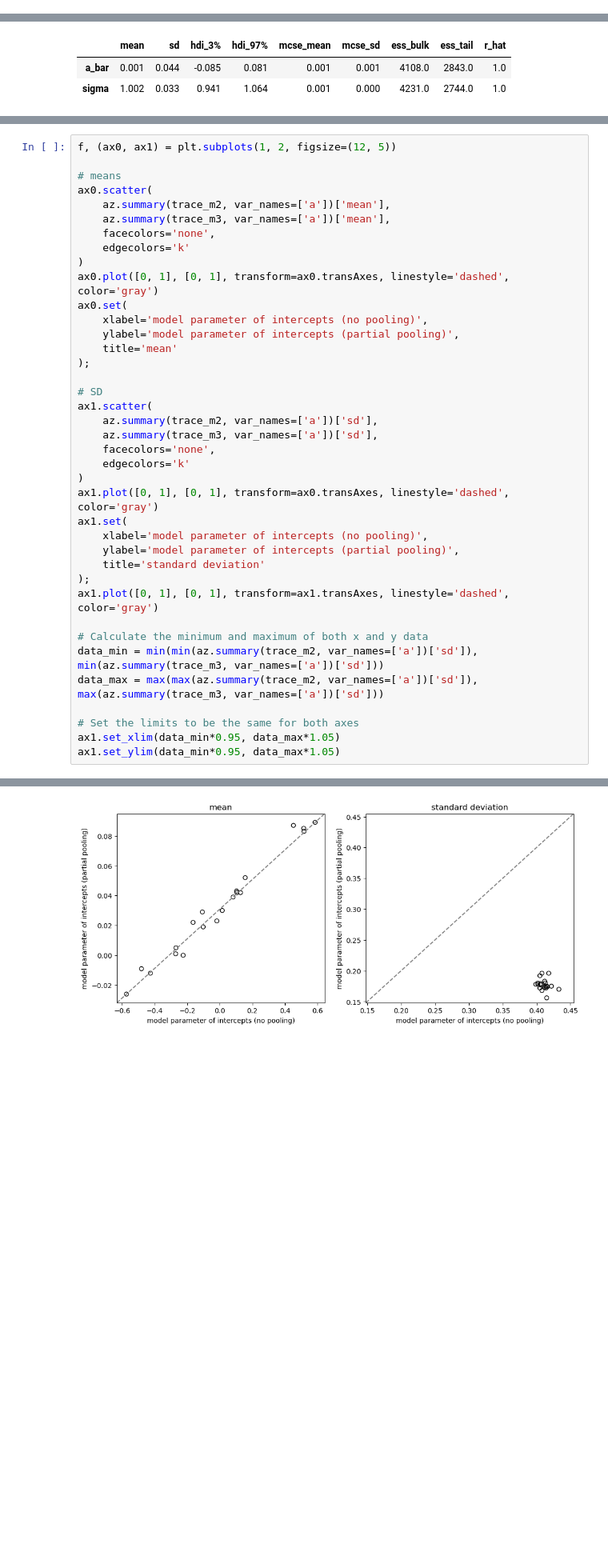
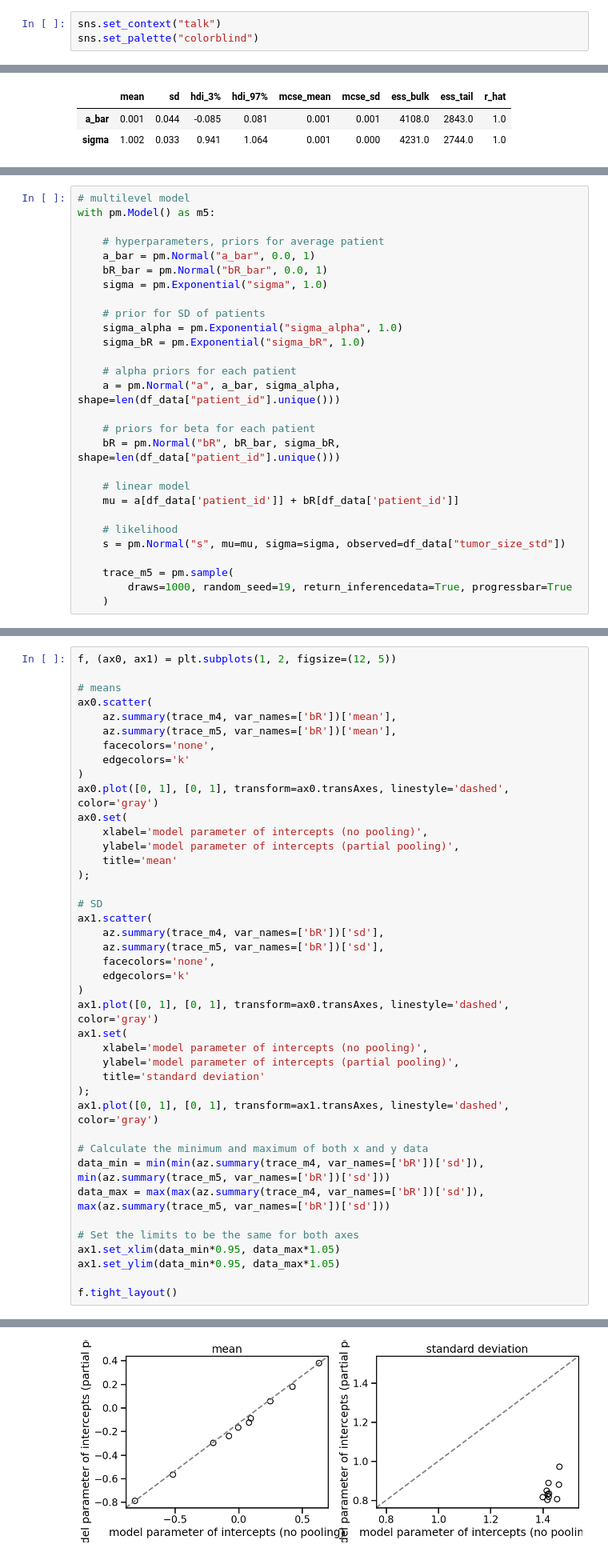
Before and after one commit to benslack19/benslack19.github.io, a Jupyter notebook: _posts_drafts/2024-05-19-time-series-with-mixed-effects.ipynb, the cells around one changed output, grey strips where cells are left out. Shown: that part at 80% size. Drawn from its saved outputs; the diff is of its cells as text; blank space fills up the shorter version.

```diff
--- a/_posts_drafts/2024-05-19-time-series-with-mixed-effects.ipynb
+++ b/_posts_drafts/2024-05-19-time-series-with-mixed-effects.ipynb
@@ -25,6 +37,9 @@ from scipy import stats
 import seaborn as sns
 import statsmodels.api as sm
 import statsmodels.formula.api as smf
+# %%
+sns.set_context("talk")
+sns.set_palette("colorblind")
 # %%
 def draw_causal_graph(
     edge_list, node_props=None, edge_props=None, graph_direction="UD"
@@ -389,0 +561,28 @@ az.summary(trace_m3, var_names=['a']).head()
+# %%
+# multilevel model
+with pm.Model() as m5:
+
+    # hyperparameters, priors for average patient
+    a_bar = pm.Normal("a_bar", 0.0, 1)
+    bR_bar = pm.Normal("bR_bar", 0.0, 1)
+    sigma = pm.Exponential("sigma", 1.0)
+
+    # prior for SD of patients
+    sigma_alpha = pm.Exponential("sigma_alpha", 1.0)
+    sigma_bR = pm.Exponential("sigma_bR", 1.0)
+
+    # alpha priors for each patient
+    a = pm.Normal("a", a_bar, sigma_alpha, shape=len(df_data["patient_id"].unique()))
+
+    # priors for beta for each patient
+    bR = pm.Normal("bR", bR_bar, sigma_bR, shape=len(df_data["patient_id"].unique()))
+
+    # linear model
+    mu = a[df_data['patient_id']] + bR[df_data['patient_id']]
+
+    # likelihood
+    s = pm.Normal("s", mu=mu, sigma=sigma, observed=df_data["tumor_size_std"])
+
+    trace_m5 = pm.sample(
+        draws=1000, random_seed=19, return_inferencedata=True, progressbar=True
+    )
@@ -392,8 +620,8 @@ f, (ax0, ax1) = plt.subplots(1, 2, figsize=(12, 5))
 
 # means
 ax0.scatter(
-    az.summary(trace_m2, var_names=['a'])['mean'],
-    az.summary(trace_m3, var_names=['a'])['mean'],
+    az.summary(trace_m4, var_names=['bR'])['mean'],
+    az.summary(trace_m5, var_names=['bR'])['mean'],
     facecolors='none',
     edgecolors='k'
 )
@@ -406,8 +634,8 @@ ax0.set(
 
 # SD
 ax1.scatter(
-    az.summary(trace_m2, var_names=['a'])['sd'],
-    az.summary(trace_m3, var_names=['a'])['sd'],
+    az.summary(trace_m4, var_names=['bR'])['sd'],
+    az.summary(trace_m5, var_names=['bR'])['sd'],
     facecolors='none',
     edgecolors='k'
 )
@@ -420,10 +648,12 @@ ax1.set(
 ax1.plot([0, 1], [0, 1], transform=ax1.transAxes, linestyle='dashed', color='gray')
 
 # Calculate the minimum and maximum of both x and y data
-data_min = min(min(az.summary(trace_m2, var_names=['a'])['sd']), min(az.summary(trace_m3, var_names=['a'])['sd']))
-data_max = max(max(az.summary(trace_m2, var_names=['a'])['sd']), max(az.summary(trace_m3, var_names=['a'])['sd']))
+data_min = min(min(az.summary(trace_m4, var_names=['bR'])['sd']), min(az.summary(trace_m5, var_names=['bR'])['sd']))
+data_max = max(max(az.summary(trace_m4, var_names=['bR'])['sd']), max(az.summary(trace_m5, var_names=['bR'])['sd']))
 
 # Set the limits to be the same for both axes
 ax1.set_xlim(data_min*0.95, data_max*1.05)
 ax1.set_ylim(data_min*0.95, data_max*1.05)
+
+f.tight_layout()
 # %% [output]
@@ -431,4 +660,4 @@ ax1.set_ylim(data_min*0.95, data_max*1.05)
-[figure, old version]
+[figure, new version]
 # %% [markdown]
 # MODEL WITH SLOPES
 # %%
```
Also changed, not shown: parts of 27 cells of this notebook.
